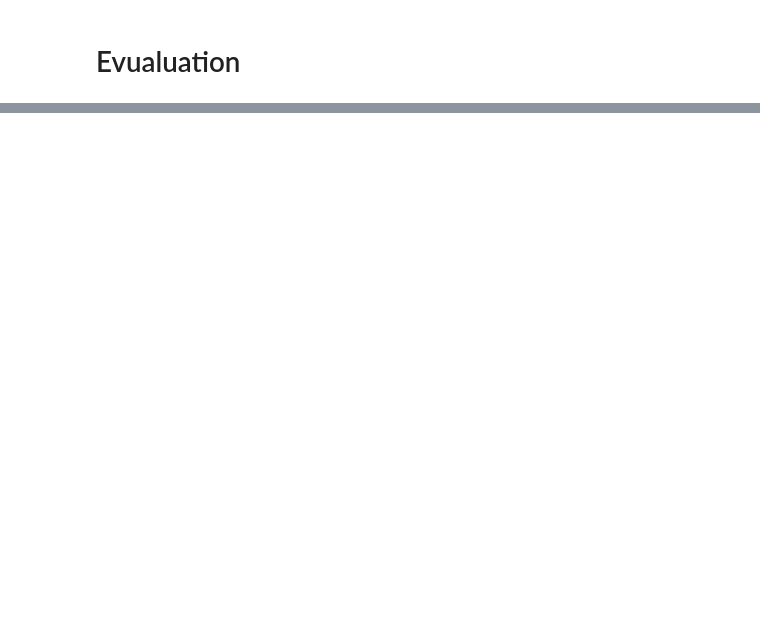
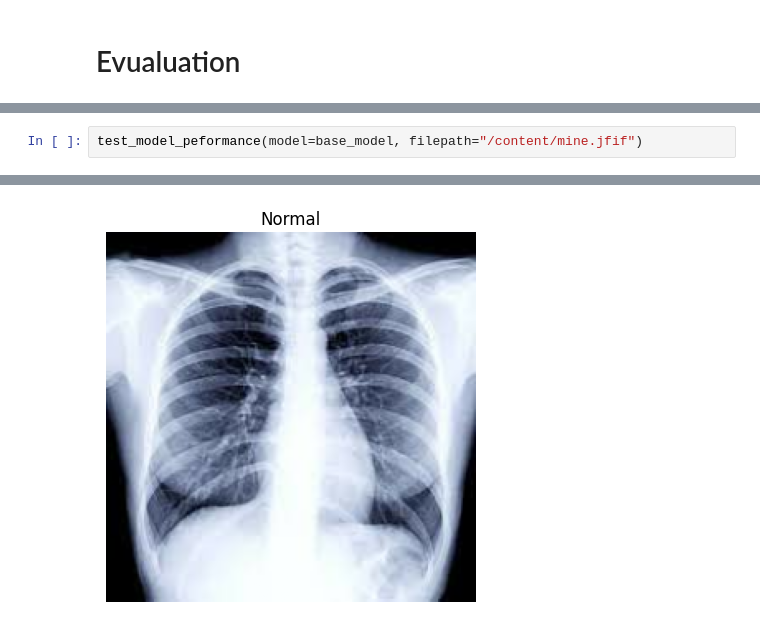
Before and after one commit to MetronWard/hands_on_ml, a Jupyter notebook: X_Ray_Pneumonia_CNN.ipynb, the cells around one changed output, grey strips where cells are left out. Drawn from its saved outputs; the diff is of its cells as text; blank space fills up the shorter version.

```diff
--- a/X_Ray_Pneumonia_CNN.ipynb
+++ b/X_Ray_Pneumonia_CNN.ipynb
@@ -204,0 +211,3 @@ base_model.evaluate(test_data)
+# %%
+test_model_peformance(model=base_model, filepath="/content/mine.jfif")
+# %% [output]
@@ -204,0 +215 @@ base_model.evaluate(test_data)
+[figure, added]
```
Also changed, not shown: parts of 14 cells of this notebook.
